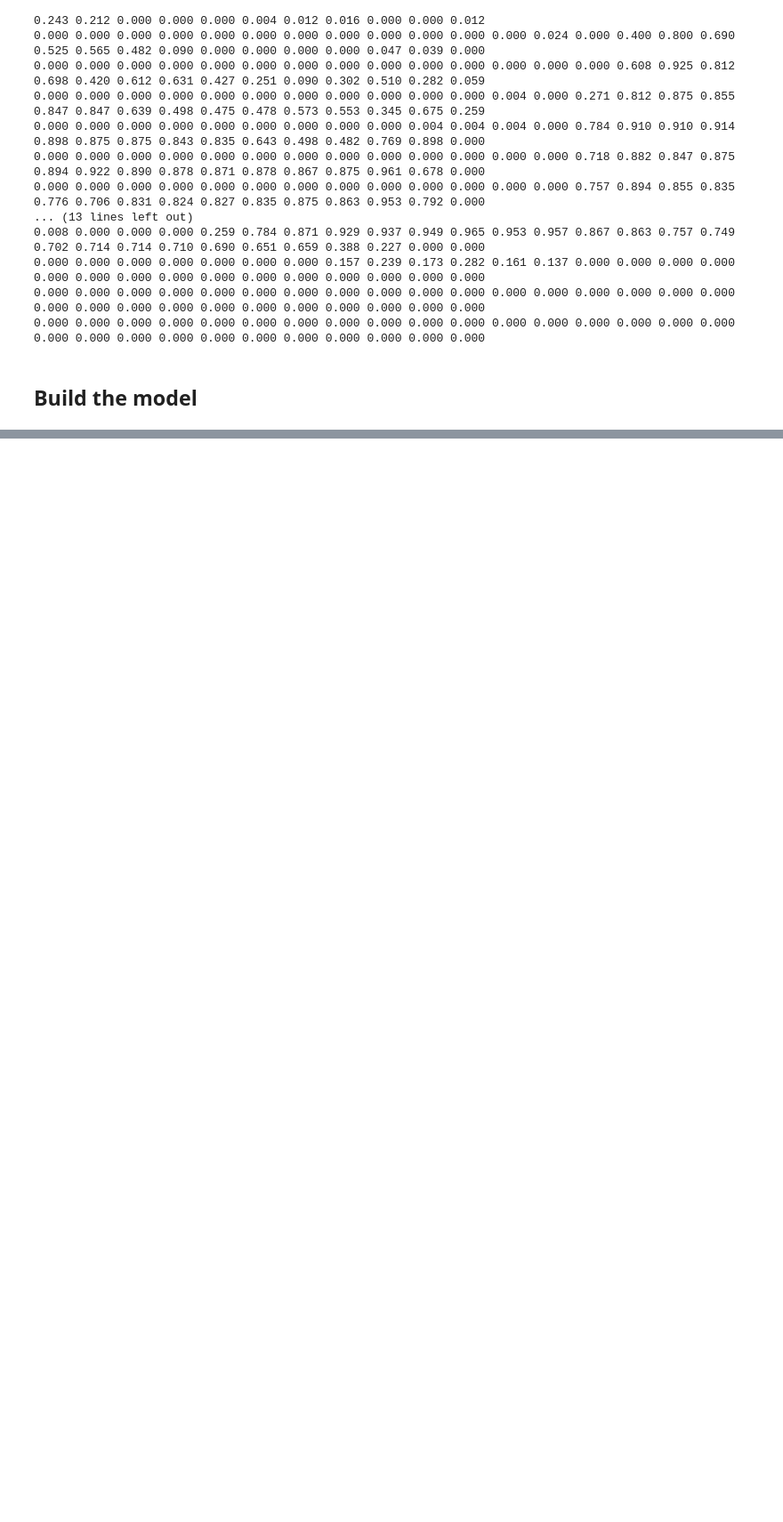
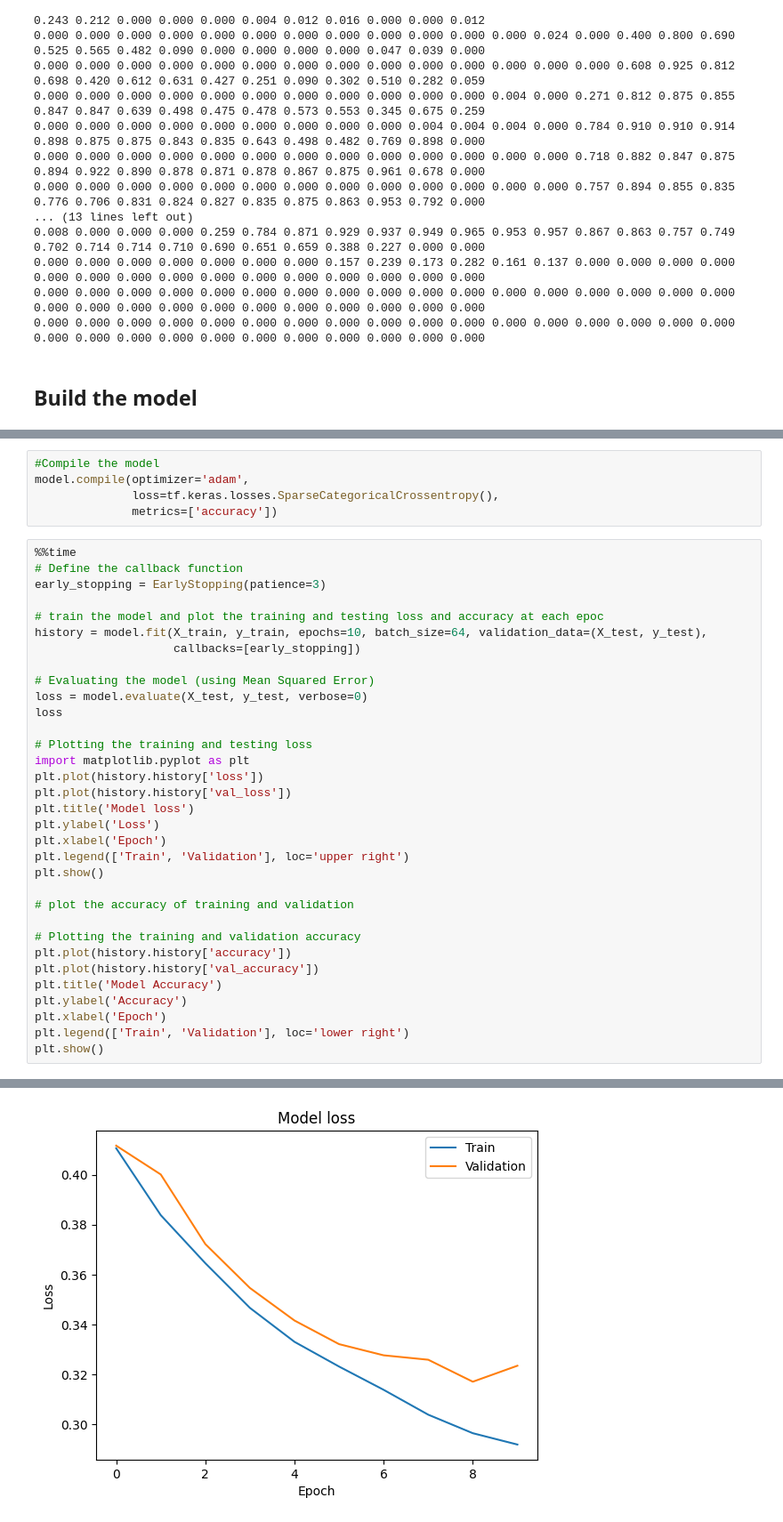
Before and after one commit to Zeeshier/Deep_Learning, a Jupyter notebook: 04. CNN on Fashion Mnist.ipynb, the cells around one changed output, grey strips where cells are left out. Shown: that part at 89% size. Saved outputs shown, nothing was run; the diff lists cells and outputs as text; blank space fills up the shorter version.

```diff
--- a/04. CNN on Fashion Mnist.ipynb
+++ b/04. CNN on Fashion Mnist.ipynb
@@ -117,0 +165,39 @@ Pixel values after normalization:
+# %%
+#Compile the model
+model.compile(optimizer='adam',
+              loss=tf.keras.losses.SparseCategoricalCrossentropy(),
+              metrics=['accuracy'])
+# %%
+%%time
+# Define the callback function
+early_stopping = EarlyStopping(patience=3)
+
+# train the model and plot the training and testing loss and accuracy at each epoc
+history = model.fit(X_train, y_train, epochs=10, batch_size=64, validation_data=(X_test, y_test),
+                    callbacks=[early_stopping])
+
+# Evaluating the model (using Mean Squared Error)
+loss = model.evaluate(X_test, y_test, verbose=0)
+loss
+
+# Plotting the training and testing loss
+import matplotlib.pyplot as plt
+plt.plot(history.history['loss'])
+plt.plot(history.history['val_loss'])
+plt.title('Model loss')
+plt.ylabel('Loss')
+plt.xlabel('Epoch')
+plt.legend(['Train', 'Validation'], loc='upper right')
+plt.show()
+
+# plot the accuracy of training and validation
+
+# Plotting the training and validation accuracy
+plt.plot(history.history['accuracy'])
+plt.plot(history.history['val_accuracy'])
+plt.title('Model Accuracy')
+plt.ylabel('Accuracy')
+plt.xlabel('Epoch')
+plt.legend(['Train', 'Validation'], loc='lower right')
+plt.show()
+# %% [output]
@@ -117,0 +224 @@ Pixel values after normalization:
+[figure, added]
```
Also changed, not shown: parts of 6 cells of this notebook.
